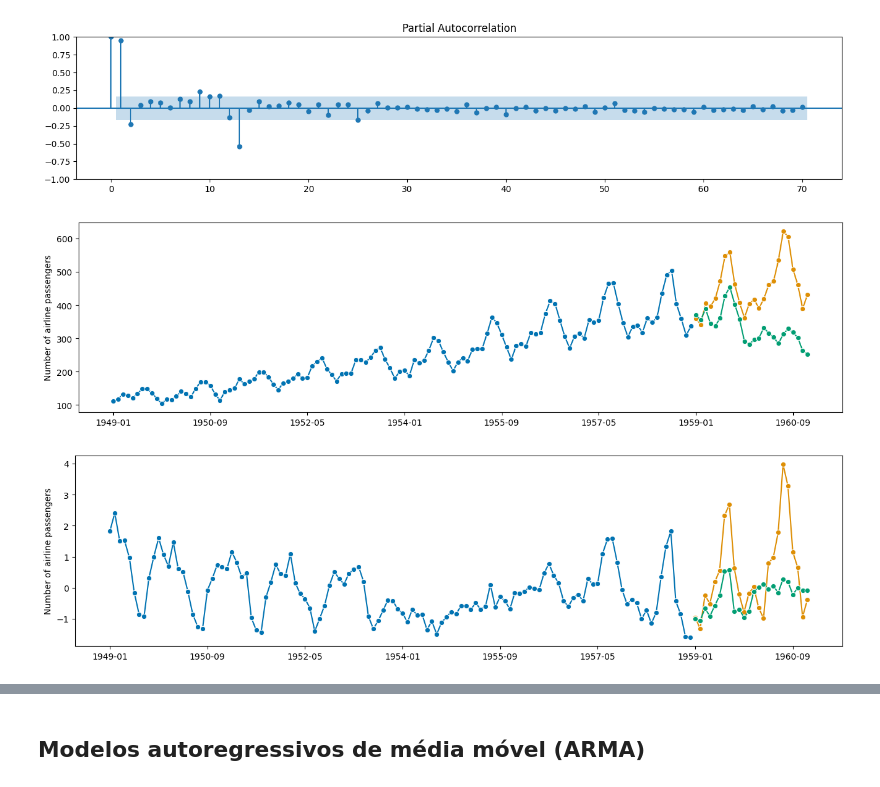
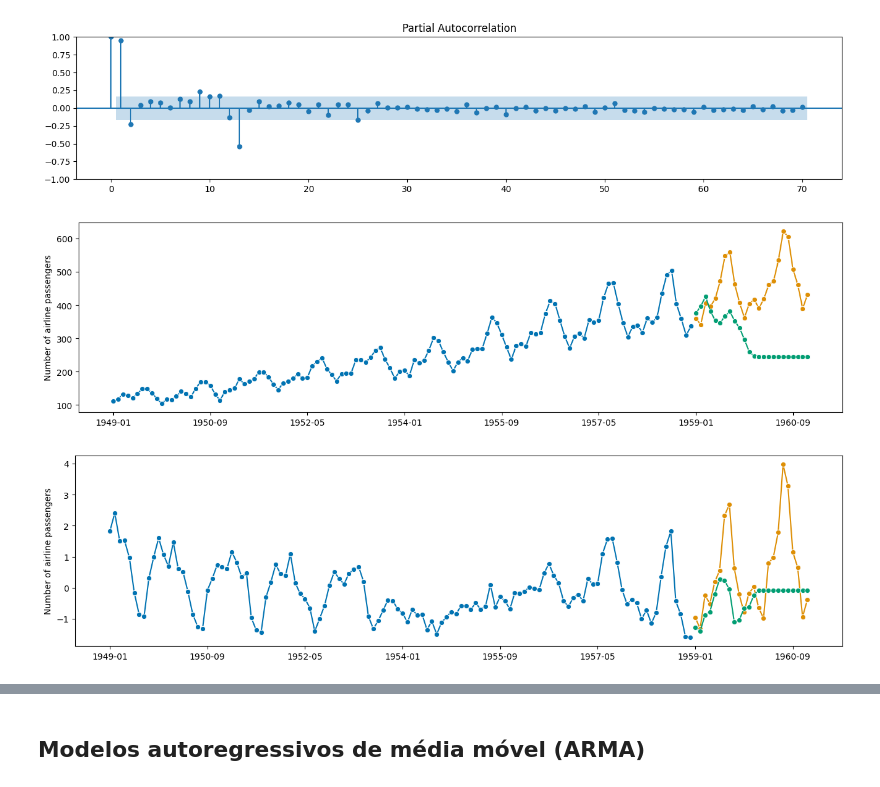
Before and after one commit to leandrocl2005/Curso-basico-de-Python-para-cientistas-de-dados, a Jupyter notebook: aulas/cd_aula_18.ipynb, the cells around one changed output, grey strips where cells are left out. Drawn from its saved outputs; the diff is of its cells as text; code cells hidden in the pictures.

```diff
--- a/aulas/cd_aula_18.ipynb
+++ b/aulas/cd_aula_18.ipynb
@@ -561,18 +577,18 @@ plt.show()
 # %%
 y_train, y_test = temporal_train_test_split(y, test_size=24)
 
-q = 24
+q = 13
 
 model = ARIMA(y_train, order=(0,0,q))
 
 model_fit = model.fit()
 
 y_pred = model_fit.forecast(steps=24)
 
 plot_series(y_train, y_test, y_pred)
 plt.show()
 # %% [output]
-[figure, old version]
+[figure, new version]
 # %%
 y = load_airline()
 
@@ -586,7 +602,8 @@ y = (y - y.mean())/y.std()
 
 y_train, y_test = temporal_train_test_split(y, test_size=24)
 
-q=24
+q=13
+
 model = ARIMA(y_train, order=(0,0,q))
 model_fit = model.fit()
 y_pred = model_fit.forecast(steps=24)
@@ -594,7 +611,7 @@ y_pred = model_fit.forecast(steps=24)
 plot_series(y_train, y_test, y_pred)
 plt.show()
 # %% [output]
-[figure, old version]
+[figure, new version]
 # %%
 explained_variance_score(y_pred, y_test)
 # %% [output]
```
Also changed, not shown: parts of 49 cells of this notebook, 3 other files.
